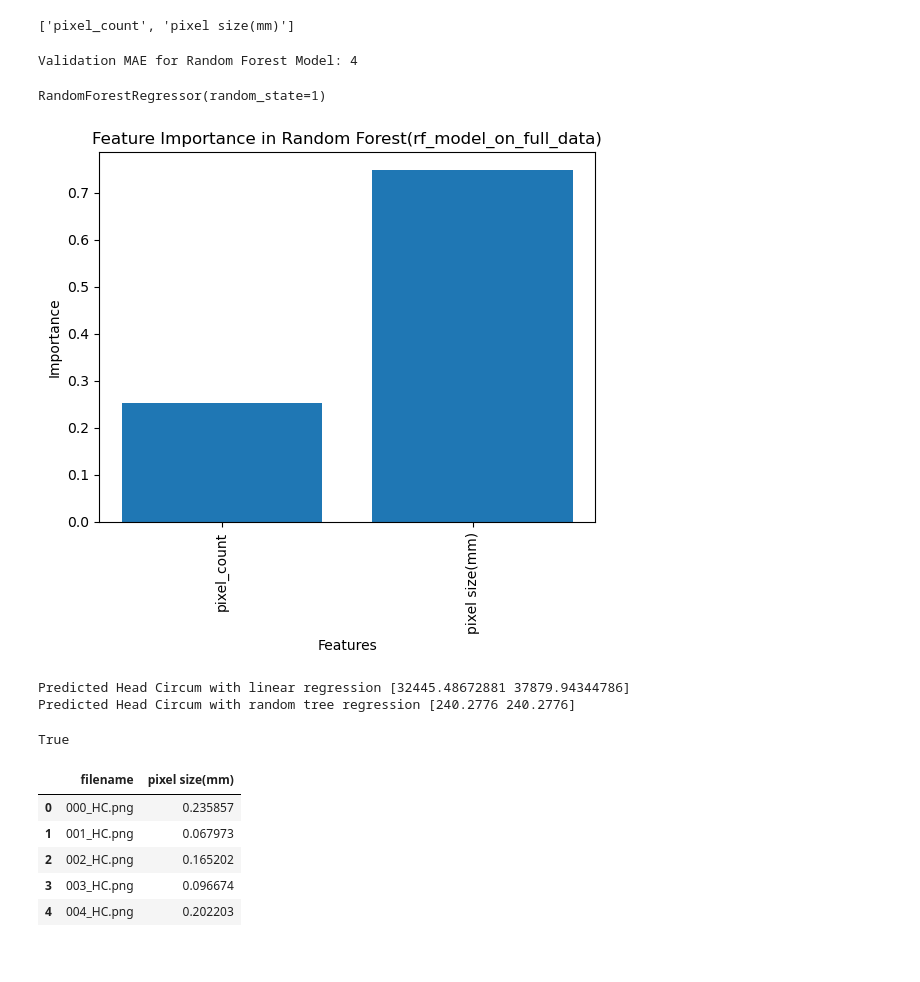
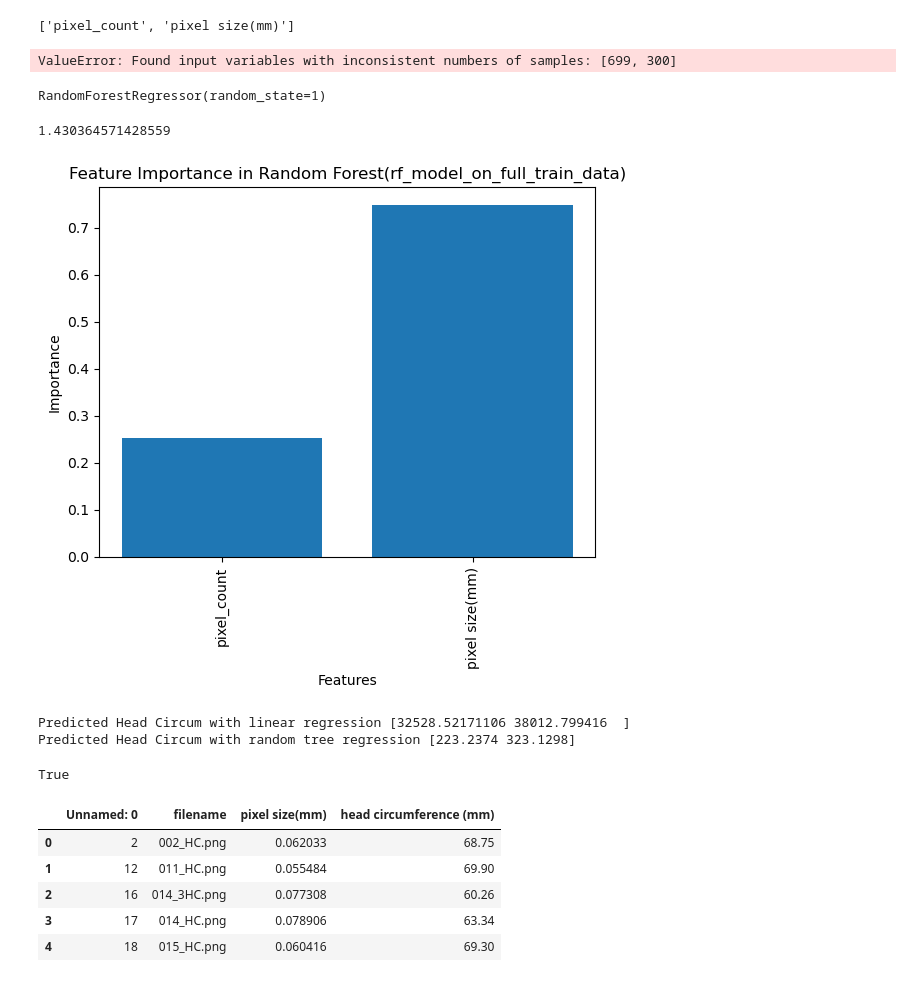
Before and after one commit to AnnChou/H1-AF, a Jupyter notebook: pixelCt_pixelSz_HeadCir_Reg.ipynb, the cells around one changed output. Drawn from its saved outputs; the diff is of its cells as text; code cells hidden in the pictures.

```diff
--- a/pixelCt_pixelSz_HeadCir_Reg.ipynb
+++ b/pixelCt_pixelSz_HeadCir_Reg.ipynb
@@ -130,11 +115,13 @@ cleaned_df = train_pixel_sz_HC_df.dropna()
 #Set target
 target_name ='head circumference (mm)'
 
-y = cleaned_df[target_name]
+#y = cleaned_df[target_name]
+y = train_pixel_sz_HC_df[target_name]
 # %%
 #Set Input Feature X = [x1,, x2]
 feature_names = ['pixel_count','pixel size(mm)']
-X = cleaned_df[feature_names]
+#X = cleaned_df[feature_names]
+X = train_pixel_sz_HC_df[feature_names]
 # %%
 # do linear regression mmodel first
 from sklearn.model_selection import train_test_split
@@ -201,30 +194,37 @@ train_X, val_X, train_y, val_y = train_test_split(X, y, random_state=1)
 # Define a random forest model
 rf_model = RandomForestRegressor(random_state=1)
 rf_model.fit(train_X, train_y)
-rf_val_predictions = rf_model.predict(val_X)
+rf_val_predictions_0 = rf_model.predict(val_X)
 rf_val_mae = mean_absolute_error(rf_val_predictions, val_y)
 
-print("Validation MAE for Random Forest Model: {:,.0f}".format(rf_val_mae))
+rf_val_mae
 # %% [output]
-Validation MAE for Random Forest Model: 4
+ValueError: Found input variables with inconsistent numbers of samples: [699, 300]
 # %%
 # To improve accuracy, create a new Random Forest model which I will train on all training data
-rf_model_on_full_data = RandomForestRegressor(random_state=1)
+rf_model_on_full_train_data = RandomForestRegressor(random_state=1)
 
 # fit rf_model_on_full_data on all data from the training data
-rf_model_on_full_data.fit(X, y)
+rf_model_on_full_train_data.fit(X, y)
 # %% [output]
 RandomForestRegressor(random_state=1)
+# %%
+rf_val_predictions = rf_model_on_full_train_data.predict(val_X)
+rf_val_mae = mean_absolute_error(rf_val_predictions, val_y)
+
+rf_val_mae
+# %% [output]
+1.430364571428559
 # %%
-rf_model_on_full_data.feature_importances_
-feature_importance = rf_model_on_full_data.feature_importances_
+rf_model_on_full_train_data.feature_importances_
+feature_importance = rf_model_on_full_train_data.feature_importances_
 # %%
 plt.bar(feature_names, feature_importance)
 plt.xlabel('Features')
 plt.ylabel('Importance')
-plt.title('Feature Importance in Random Forest(rf_model_on_full_data)')
+plt.title('Feature Importance in Random Forest(rf_model_on_full_train_data)')
 plt.xticks(rotation='vertical')
 plt.show()
 # %% [output]
-[figure, old version]
+[figure, new version]
 # %%
@@ -232,12 +232,12 @@ plt.show()
 # %%
-# prediction on new data
-new_data = pd.DataFrame({'pixel_count': [500, 600], 'pixel size(mm)': [30, 35]})
-prediction1 = model1.predict(new_data)
-prediction2 = rf_model.predict(new_data)
+# prediction on made-up data
+#new_data = pd.DataFrame({'pixel_count': [2000, 3000], 'pixel size(mm)': [30, 35]})
+#prediction1 = model1.predict(new_data)
+#prediction2 = rf_model_on_full_train_data.predict(new_data)
 
-print("Predicted Head Circum with linear regression", prediction1)
-print("Predicted Head Circum with random tree regression", prediction2)
+#print("Predicted Head Circum with linear regression", prediction1)
+#print("Predicted Head Circum with random tree regression", prediction2)
 # %% [output]
-Predicted Head Circum with linear regression [32445.48672881 37879.94344786]
-Predicted Head Circum with random tree regression [240.2776 240.2776]
+Predicted Head Circum with linear regression [32528.52171106 38012.799416  ]
+Predicted Head Circum with random tree regression [223.2374 323.1298]
 # %%
@@ -244,19 +245,24 @@ Predicted Head Circum with random tree regression [240.2776 240.2776]
 val_img_data_path = 'G:/.shortcut-targets-by-id/10wVB-YsfTmmpZyUo8jBH1cDOkVWVx5N1/T1 Project/Data/Training-Splitted/val/Annotation/'
 # %%
-test_pixel_sz_HC_file = local_data_path_to + 'test_set_pixel_size.csv'
-os.path.exists(test_pixel_sz_HC_file )
+# note to self - val + test are together.
+#test_pixel_sz_HC_file = local_data_path_to + 'test_set_pixel_size.csv'
+#os.path.exists(test_pixel_sz_HC_file )
-# %% [output]
-True
+# %%
+val_pixel_sz_HC_file = local_data_path_to + 'val_split_pixel_size_and_HC.csv'
+os.path.exists(test_pixel_sz_HC_file )
+# %% [output]
+True
 # %%
-test_pixel_sz_HC_df = pd.read_csv(test_pixel_sz_HC_file)
-test_pixel_sz_HC_df.head()
+# continue to "validate"
+val_pixel_sz_HC_df = pd.read_csv(test_pixel_sz_HC_file)
+val_pixel_sz_HC_df.head()
 # %% [output]
-|  | filename | pixel size(mm) |
-| 0 | 000_HC.png | 0.235857 |
-| 1 | 001_HC.png | 0.067973 |
-| 2 | 002_HC.png | 0.165202 |
-| 3 | 003_HC.png | 0.096674 |
-| 4 | 004_HC.png | 0.202203 |
+|  | Unnamed: 0 | filename | pixel size(mm) | head circumference (mm) |
+| 0 | 2 | 002_HC.png | 0.062033 | 68.75 |
+| 1 | 12 | 011_HC.png | 0.055484 | 69.90 |
+| 2 | 16 | 014_3HC.png | 0.077308 | 60.26 |
+| 3 | 17 | 014_HC.png | 0.078906 | 63.34 |
+| 4 | 18 | 015_HC.png | 0.060416 | 69.30 |
 # %%
 def get_pixel_count2(img_data_path, filename):
     file_path = os.path.join(img_data_path, filename)
```
Also changed, not shown: parts of 41 cells of this notebook.
